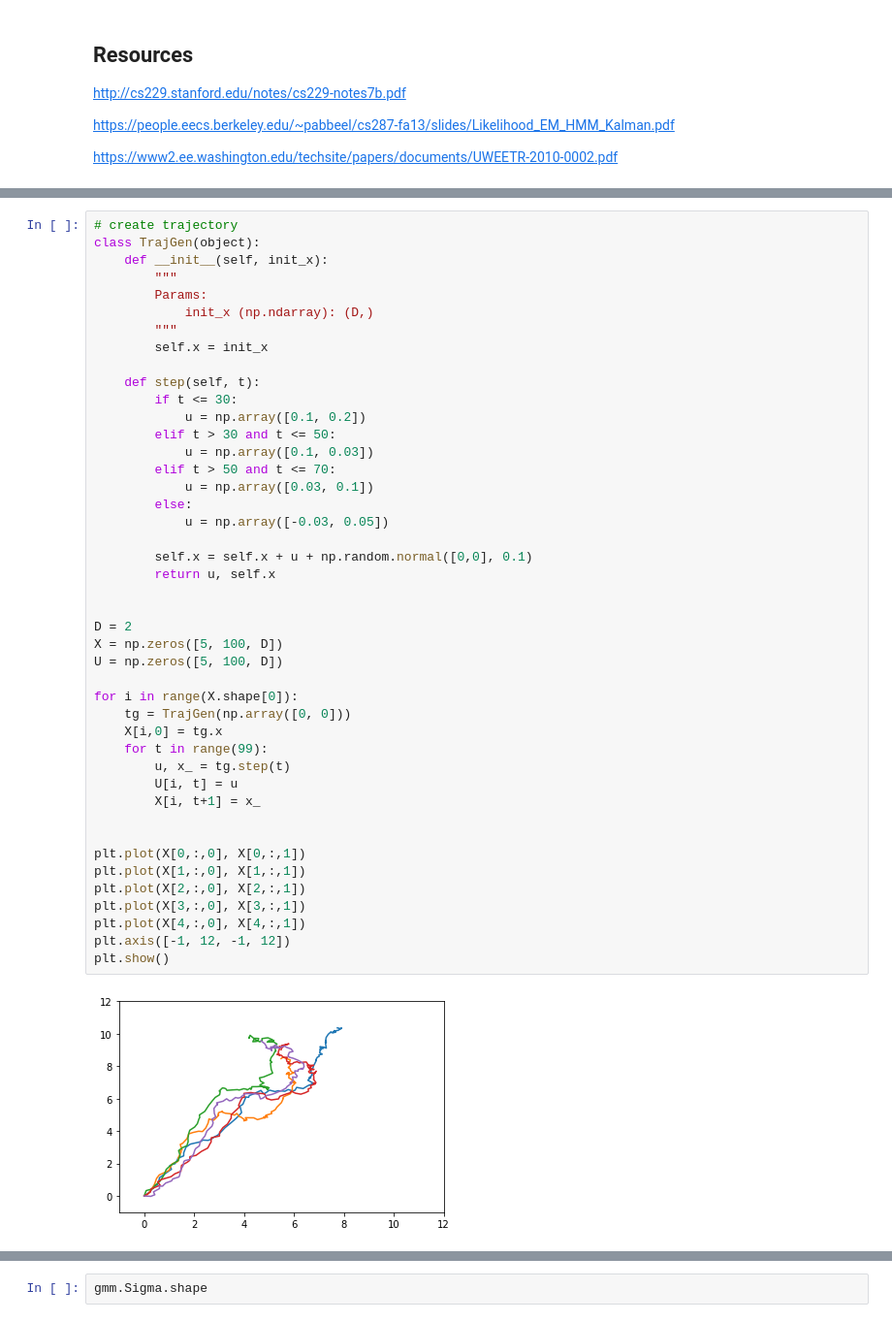
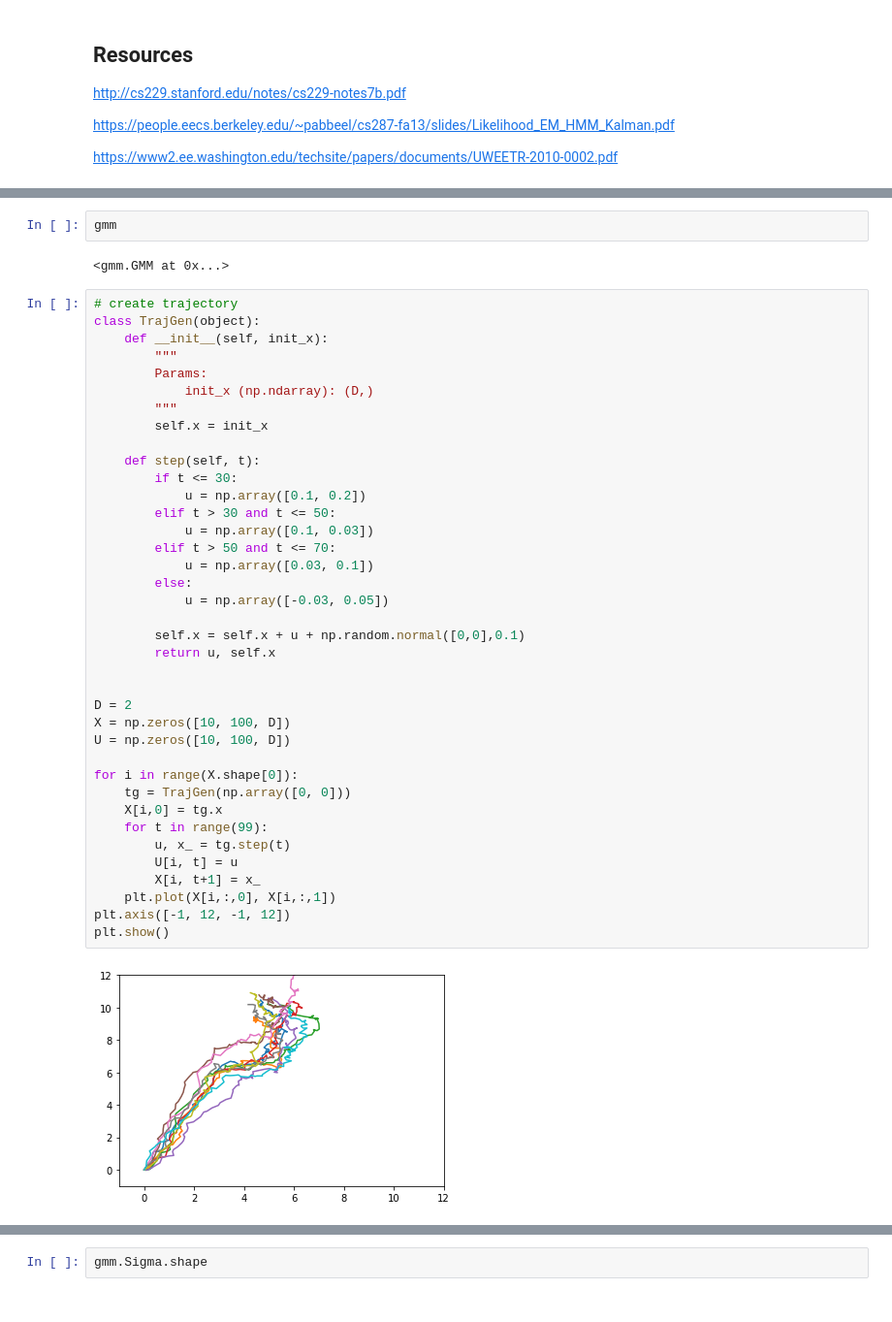
Before and after one commit to matwilso/reinforce, a Jupyter notebook: numpy/gmm/GMM_DEV_NOTES.ipynb, the cells around one changed output, grey strips where cells are left out. Shown at 97% size. Saved outputs shown, nothing was run; the diff lists cells and outputs as text.

```diff
--- a/numpy/gmm/GMM_DEV_NOTES.ipynb
+++ b/numpy/gmm/GMM_DEV_NOTES.ipynb
@@ -87,3 +111,7 @@ gamma.shape
+# %%
+gmm
+# %% [output]
+<gmm.GMM at 0x...>
 # %%
 # create trajectory
 class TrajGen(object):
@@ -92,44 +120,38 @@ class TrajGen(object):
         Params:
             init_x (np.ndarray): (D,)
         """
         self.x = init_x
 
     def step(self, t):
         if t <= 30:
             u = np.array([0.1, 0.2])
         elif t > 30 and t <= 50:
             u = np.array([0.1, 0.03])
         elif t > 50 and t <= 70:
             u = np.array([0.03, 0.1])
         else:
             u = np.array([-0.03, 0.05])
 
-        self.x = self.x + u + np.random.normal([0,0], 0.1)
+        self.x = self.x + u + np.random.normal([0,0],0.1)
         return u, self.x
 
 
 D = 2
-X = np.zeros([5, 100, D])
-U = np.zeros([5, 100, D])
+X = np.zeros([10, 100, D])
+U = np.zeros([10, 100, D])
 
 for i in range(X.shape[0]):
     tg = TrajGen(np.array([0, 0]))
     X[i,0] = tg.x
     for t in range(99):
         u, x_ = tg.step(t)
         U[i, t] = u
         X[i, t+1] = x_
-
-
-plt.plot(X[0,:,0], X[0,:,1])
-plt.plot(X[1,:,0], X[1,:,1])
-plt.plot(X[2,:,0], X[2,:,1])
-plt.plot(X[3,:,0], X[3,:,1])
-plt.plot(X[4,:,0], X[4,:,1])
+    plt.plot(X[i,:,0], X[i,:,1])
 plt.axis([-1, 12, -1, 12])
 plt.show()
 # %% [output]
-[figure, old version]
+[figure, new version]
 # %%
 traj_gmm = GMM()
 
```
Also changed, not shown: parts of 17 cells of this notebook, 21 other files.
